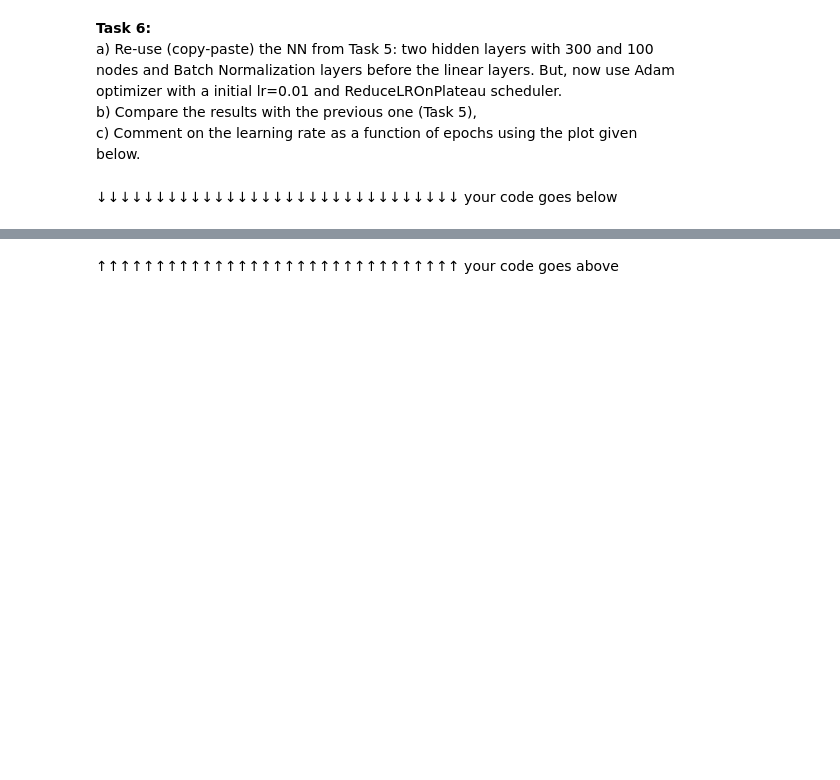
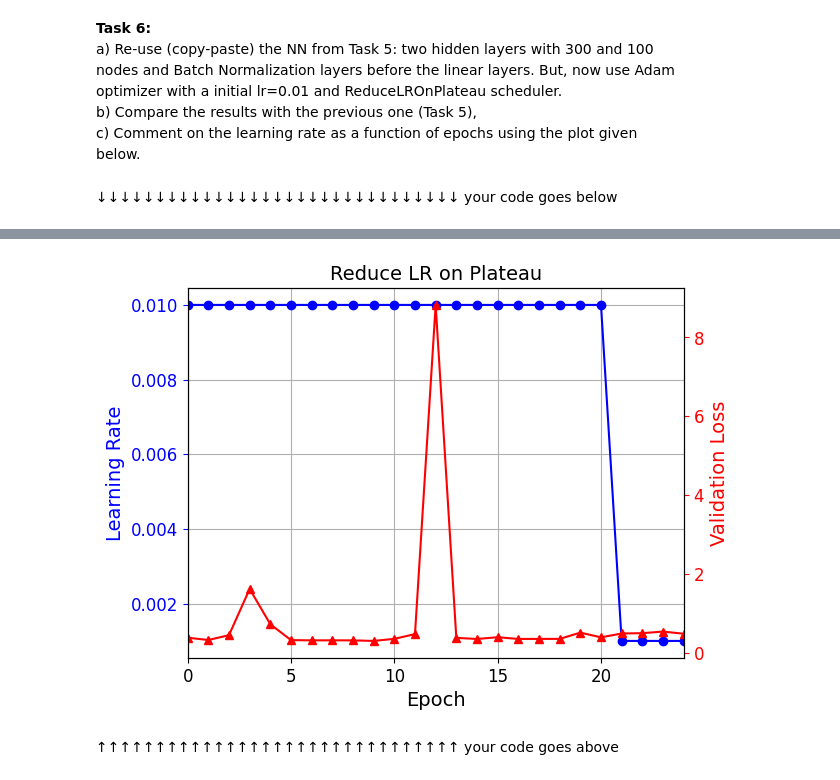
Before and after one commit to JaySeeDub/Coding-Dojo, a Jupyter notebook: Exercises/06_training_deep_neural_networks.ipynb, the cells around one changed output, grey strips where cells are left out. Cells and saved outputs as stored; diff of their text form; code cells hidden in the pictures; blank space fills up the shorter version.

```diff
--- a/Exercises/06_training_deep_neural_networks.ipynb
+++ b/Exercises/06_training_deep_neural_networks.ipynb
@@ -682,0 +891,4 @@ validation data.
+# %%
+history, model = train_and_validate(train_loader, valid_loader, model,
+                                    optimizer=optimizer, criterion=criterion,
+                                    num_epochs=25, metric=metric, scheduler=scheduler)
@@ -847,7 +1086,7 @@ def train_and_validate(train_loader, val_loader, model, optimizer, criterion, nu
 
         if scheduler is not None:
             # MODIFY THIS LINE TO WORK PROPERLY FOR REDUCELRONPLATEAU
-            scheduler.step(  # This will crash if you don't fix it
+            scheduler.step(metrics=val_loss, epoch=None)  # This will crash if you don't fix it
 
     return history, model
 # %% [markdown]
@@ -858,3 +1097,24 @@ b) Compare the results with the previous one (Task 5), <br>
 c) Comment on the learning rate as a function of epochs using the plot given <br>below.
 # %% [markdown]
 ↓↓↓↓↓↓↓↓↓↓↓↓↓↓↓↓↓↓↓↓↓↓↓↓↓↓↓↓↓↓↓ your code goes below
+# %%
+model = nn.Sequential(
+    nn.Flatten(),
+    nn.BatchNorm1d(28*28),
+    nn.Linear(28*28, 300),
+    nn.ReLU(),
+    nn.BatchNorm1d(300),
+    nn.Linear(300, 100),
+    nn.ReLU(),
+    nn.BatchNorm1d(100),
+    nn.Linear(100, 10),
+    )
+
+metric = accuracy_metric
+criterion = nn.CrossEntropyLoss()
+optimizer = torch.optim.NAdam(model.parameters(), lr=.01)
+scheduler = torch.optim.lr_scheduler.ReduceLROnPlateau(optimizer)
+# %%
+history, model = train_and_validate(train_loader, valid_loader, model,
+                                    optimizer=optimizer, criterion=criterion,
+                                    num_epochs=25, metric=metric, scheduler=scheduler)
@@ -861,18 +1139,20 @@ c) Comment on the learning rate as a function of epochs using the plot given <br
 # %%
 plt.plot(history['epoch'], history["learning_rate"], "bo-")
 plt.xlabel("Epoch")
 plt.ylabel("Learning Rate", color='b')
 plt.tick_params('y', colors='b')
-plt.gca().set_xlim(0, n_epochs - 1)
+plt.gca().set_xlim(0, 25 - 1)
 plt.grid(True)
 
 ax2 = plt.gca().twinx()
 ax2.plot(history['epoch'], history["val_loss"], "r^-")
 ax2.set_ylabel('Validation Loss', color='r')
 ax2.tick_params('y', colors='r')
 
 plt.title("Reduce LR on Plateau", fontsize=14)
 plt.show()
+# %% [output]
+[figure, added]
 # %% [markdown]
 ↑↑↑↑↑↑↑↑↑↑↑↑↑↑↑↑↑↑↑↑↑↑↑↑↑↑↑↑↑↑↑ your code goes above
 # %% [markdown]
```
Also changed, not shown: parts of 40 cells of this notebook.
